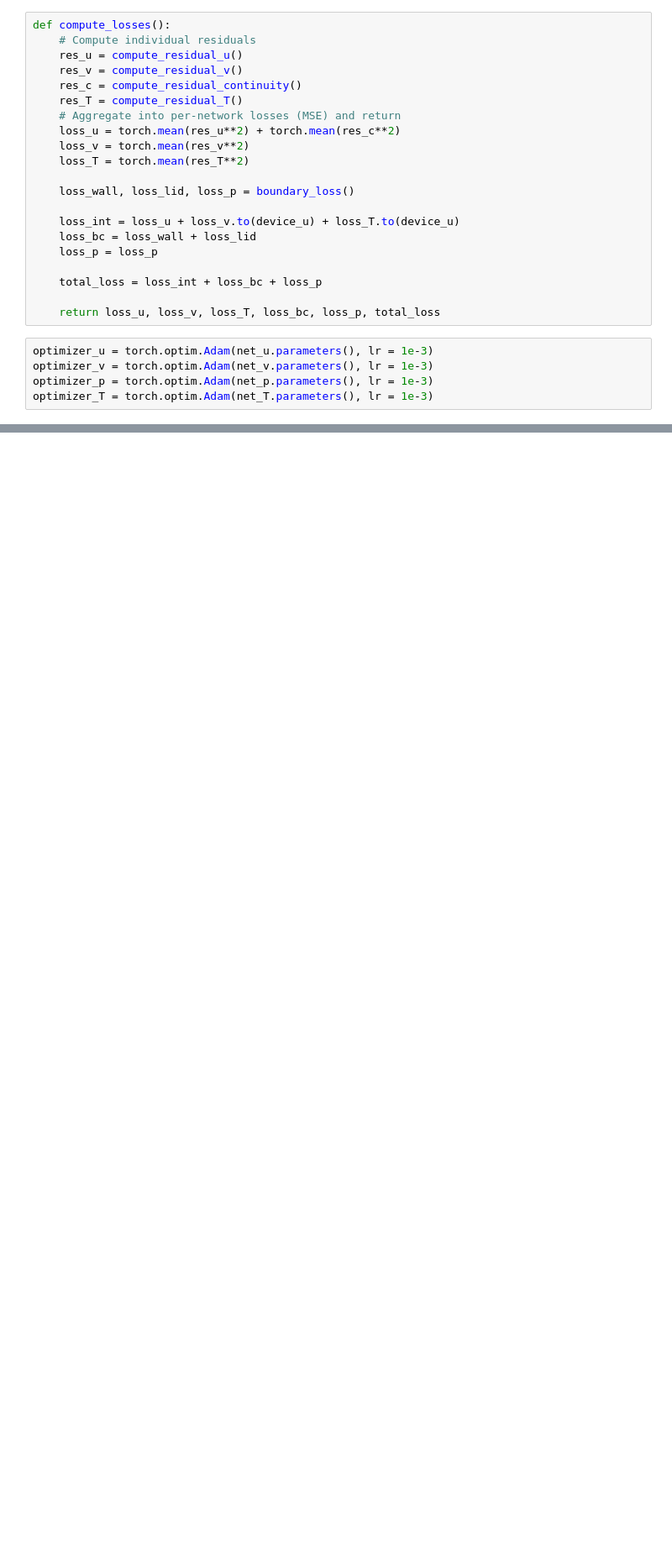
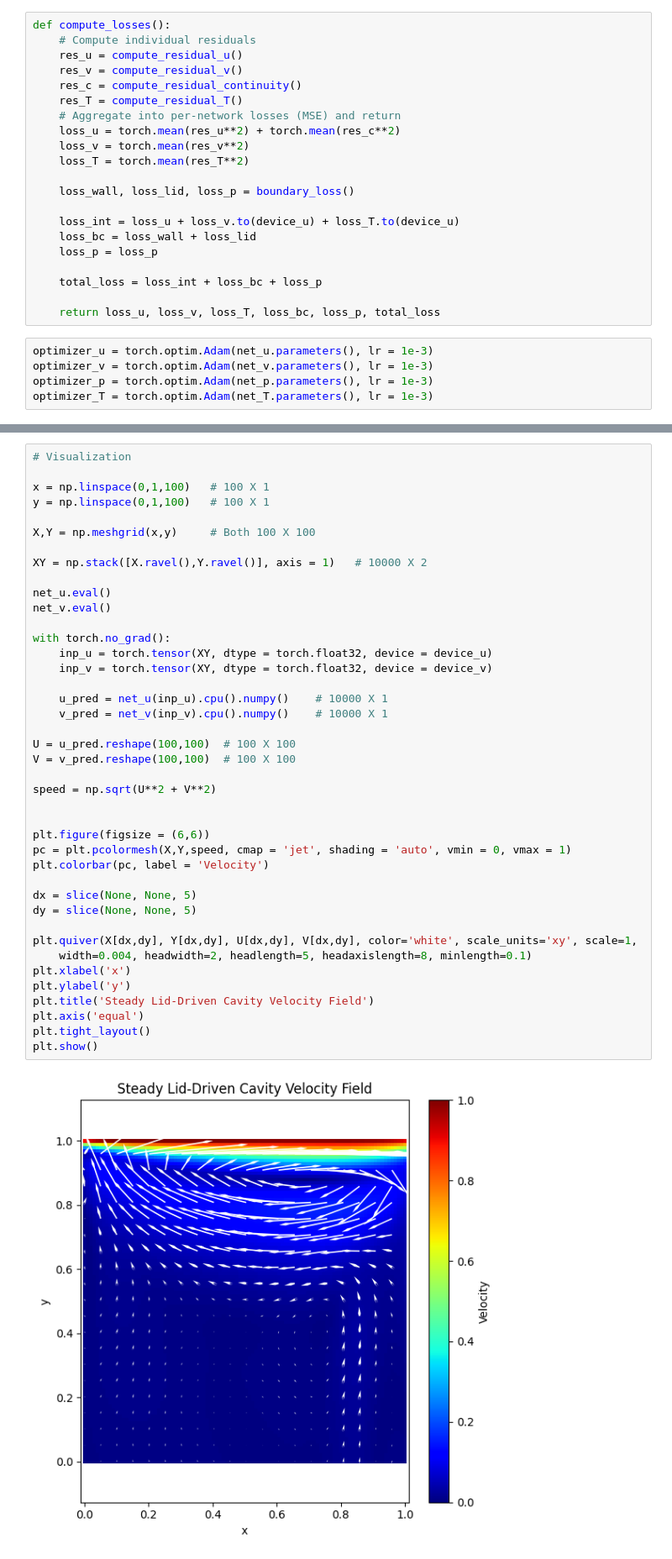
Before and after one commit to SoumikSarkar830/Laser_PINN, a Jupyter notebook: Parallel_PINN_Lid_Driven_Cavity.ipynb, the cells around one changed output, grey strips where cells are left out. Shown: that part at 84% size. Cells and saved outputs as stored; diff of their text form; blank space fills up the shorter version.

Commit message:
Parallel PINN Lid Driven Cavity

```diff
--- a/Parallel_PINN_Lid_Driven_Cavity.ipynb
+++ b/Parallel_PINN_Lid_Driven_Cavity.ipynb
@@ -254,0 +265,43 @@ plt.show()
+# %%
+# Visualization
+
+x = np.linspace(0,1,100)   # 100 X 1
+y = np.linspace(0,1,100)   # 100 X 1
+
+X,Y = np.meshgrid(x,y)     # Both 100 X 100
+
+XY = np.stack([X.ravel(),Y.ravel()], axis = 1)   # 10000 X 2
+
+net_u.eval()
+net_v.eval()
+
+with torch.no_grad():
+    inp_u = torch.tensor(XY, dtype = torch.float32, device = device_u)
+    inp_v = torch.tensor(XY, dtype = torch.float32, device = device_v)
+
+    u_pred = net_u(inp_u).cpu().numpy()    # 10000 X 1
+    v_pred = net_v(inp_v).cpu().numpy()    # 10000 X 1
+
+U = u_pred.reshape(100,100)  # 100 X 100
+V = v_pred.reshape(100,100)  # 100 X 100
+
+speed = np.sqrt(U**2 + V**2)
+
+
+plt.figure(figsize = (6,6))
+pc = plt.pcolormesh(X,Y,speed, cmap = 'jet', shading = 'auto', vmin = 0, vmax = 1)
+plt.colorbar(pc, label = 'Velocity')
+
+dx = slice(None, None, 5)
+dy = slice(None, None, 5)
+
+plt.quiver(X[dx,dy], Y[dx,dy], U[dx,dy], V[dx,dy], color='white', scale_units='xy', scale=1,
+    width=0.004, headwidth=2, headlength=5, headaxislength=8, minlength=0.1)
+plt.xlabel('x')
+plt.ylabel('y')
+plt.title('Steady Lid-Driven Cavity Velocity Field')
+plt.axis('equal')
+plt.tight_layout()
+plt.show()
+# %% [output]
+[figure, added]
```
Also changed, not shown: parts of 4 cells of this notebook.
